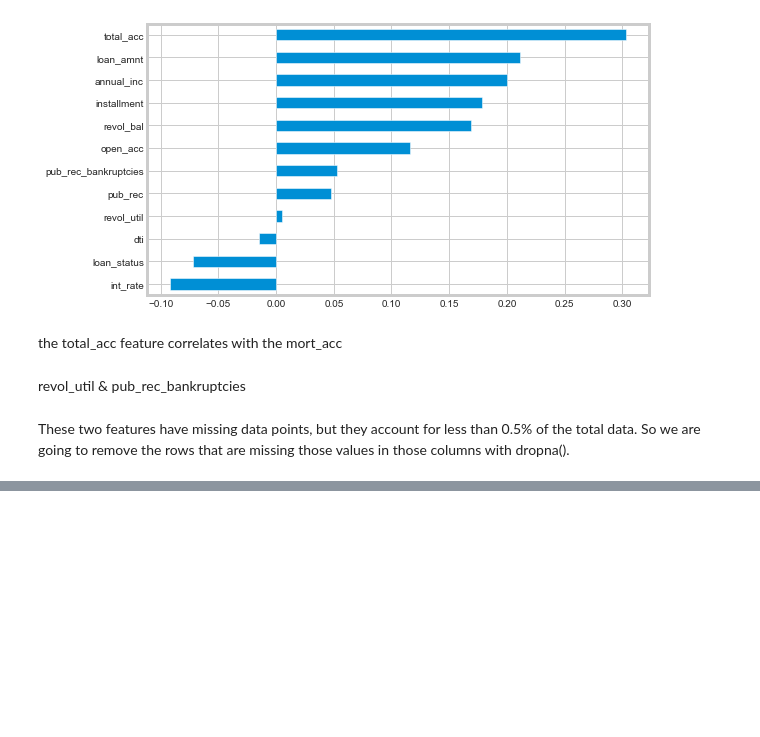
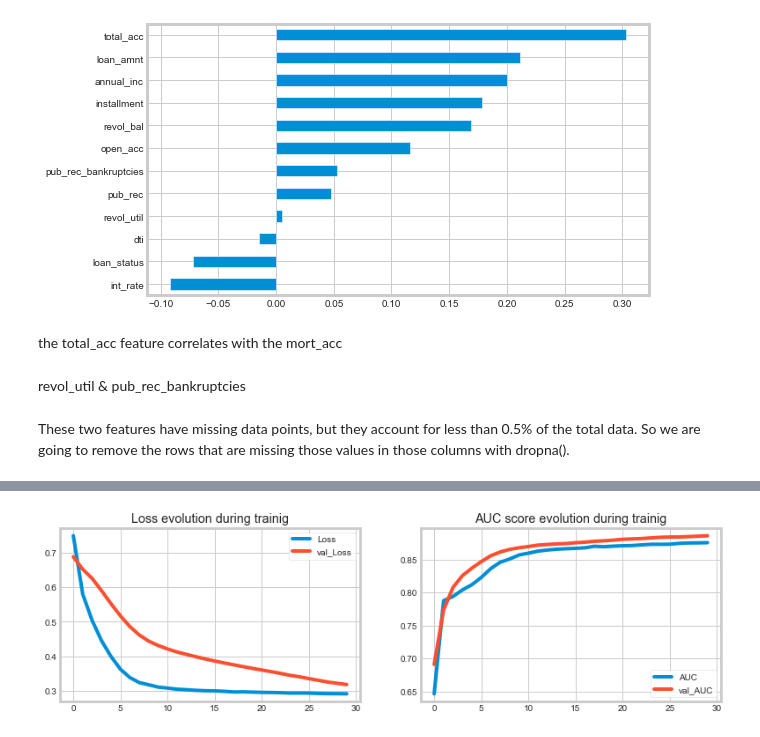
Before and after one commit to shivangi-04/Loan-default-prediction, a Jupyter notebook: preprocessing.ipynb, the cells around one changed output, grey strips where cells are left out. Cells and saved outputs as stored; diff of their text form; code cells hidden in the pictures; blank space fills up the shorter version.

```diff
--- a/preprocessing.ipynb
+++ b/preprocessing.ipynb
@@ -641,0 +852,5 @@ Number of Rows in the dataset is: 372338
+# %%
+X_train = np.array(X_train).astype(np.float32)
+X_test = np.array(X_test).astype(np.float32)
+y_train = np.array(y_train).astype(np.float32)
+y_test = np.array(y_test).astype(np.float32)
@@ -641,0 +900,12 @@ Number of Rows in the dataset is: 372338
+# %%
+SVCclassifier = SVC(kernel='rbf', max_iter=100)
+SVCclassifier.fit(X_train, y_train)
+
+y_pred = SVCclassifier.predict(X_test)
+
+print(classification_report(y_test, y_pred))
+print(confusion_matrix(y_test, y_pred))
+
+from sklearn.metrics import accuracy_score
+SVCAcc: float = accuracy_score(y_pred,y_test) * 100
+print(f'Support Vector Classifier Accuracy: {SVCAcc:.2f}%.')
@@ -641,0 +992,17 @@ Number of Rows in the dataset is: 372338
+# %%
+num_columns = X_train.shape[1]
+num_labels = 1
+hidden_units = [150, 150, 150]
+dropout_rates = [0.1, 0, 0.1, 0]
+learning_rate = 1e-3
+
+
+model = nn_model(
+    num_columns=num_columns,
+    num_labels=num_labels,
+    hidden_units=hidden_units,
+    dropout_rates=dropout_rates,
+    learning_rate=learning_rate
+)
+
+model.summary()
@@ -641,0 +1027,8 @@ Number of Rows in the dataset is: 372338
+# %%
+r = model.fit(
+    x=X_train,
+    y=y_train,
+    validation_split=0.1,
+    epochs=30,
+    batch_size=65536
+)
@@ -641,0 +1053,5 @@ Number of Rows in the dataset is: 372338
+# %%
+plot_learning_evolution(r)
+plt.show()
+# %% [output]
+[figure, added]
```
Also changed, not shown: parts of 64 cells of this notebook.
